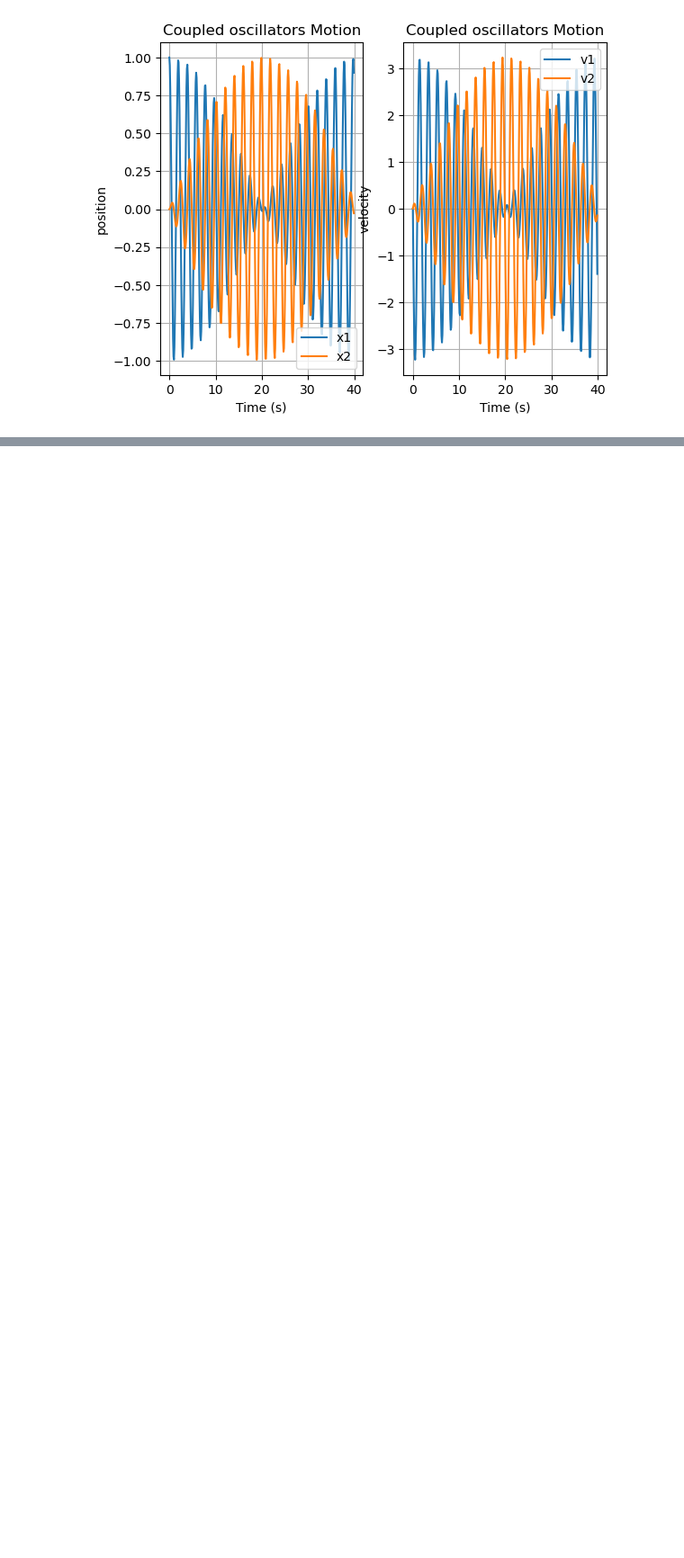
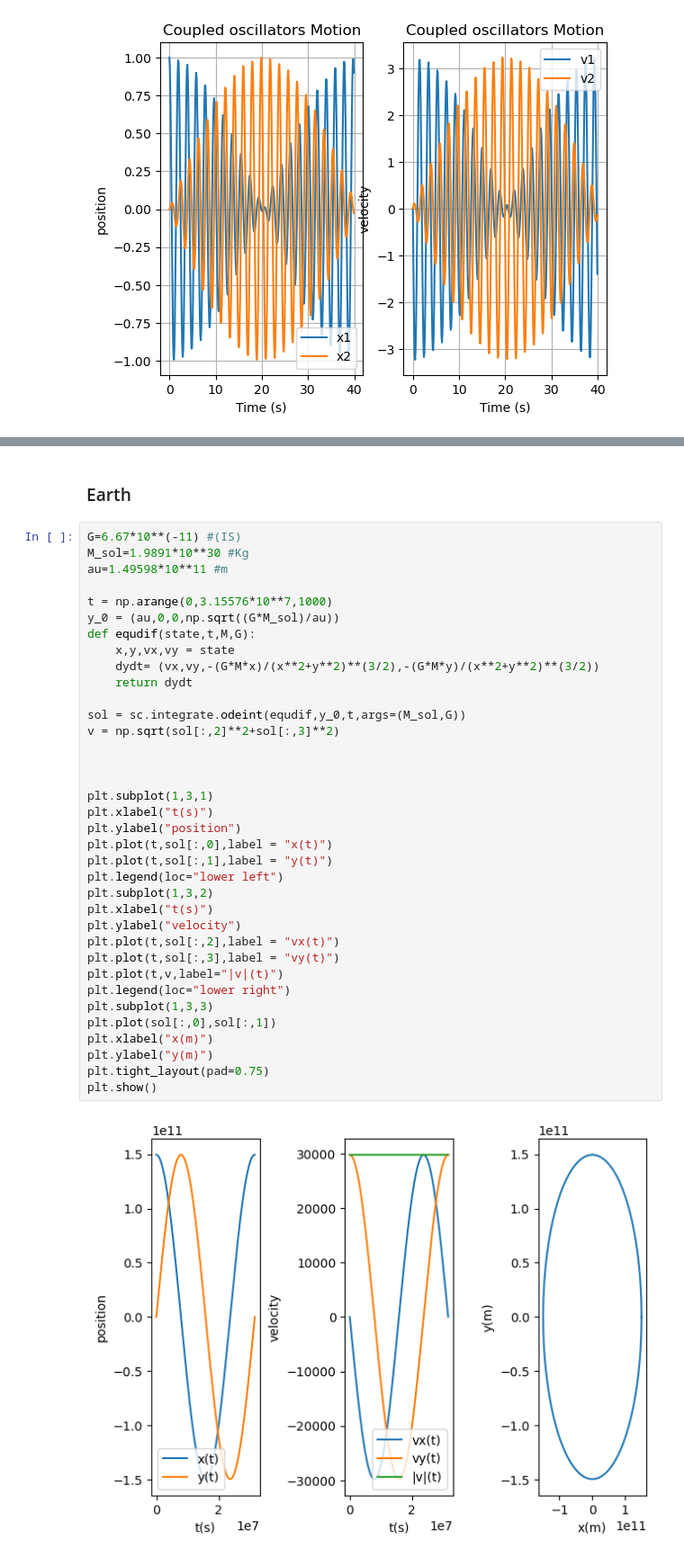
Before and after one commit to Alverd02/Simulations, a Jupyter notebook: Simulations.ipynb, the cells around one changed output, grey strips where cells are left out. Shown at 90% size. Cells and saved outputs as stored; diff of their text form; blank space fills up the shorter version.

```diff
--- a/Simulations.ipynb
+++ b/Simulations.ipynb
@@ -488,0 +497,40 @@ plt.show()
+# %% [markdown]
+### Earth
+# %%
+G=6.67*10**(-11) #(IS)
+M_sol=1.9891*10**30 #Kg
+au=1.49598*10**11 #m
+
+t = np.arange(0,3.15576*10**7,1000)
+y_0 = (au,0,0,np.sqrt((G*M_sol)/au))
+def equdif(state,t,M,G):
+    x,y,vx,vy = state
+    dydt= (vx,vy,-(G*M*x)/(x**2+y**2)**(3/2),-(G*M*y)/(x**2+y**2)**(3/2))
+    return dydt
+
+sol = sc.integrate.odeint(equdif,y_0,t,args=(M_sol,G))
+v = np.sqrt(sol[:,2]**2+sol[:,3]**2)
+
+
+
+plt.subplot(1,3,1)
+plt.xlabel("t(s)")
+plt.ylabel("position")
+plt.plot(t,sol[:,0],label = "x(t)")
+plt.plot(t,sol[:,1],label = "y(t)")
+plt.legend(loc="lower left")
+plt.subplot(1,3,2)
+plt.xlabel("t(s)")
+plt.ylabel("velocity")
+plt.plot(t,sol[:,2],label = "vx(t)")
+plt.plot(t,sol[:,3],label = "vy(t)")
+plt.plot(t,v,label="|v|(t)")
+plt.legend(loc="lower right")
+plt.subplot(1,3,3)
+plt.plot(sol[:,0],sol[:,1])
+plt.xlabel("x(m)")
+plt.ylabel("y(m)")
+plt.tight_layout(pad=0.75)
+plt.show()
+# %% [output]
+[figure, added]
```
Also changed, not shown: parts of 5 cells of this notebook.
